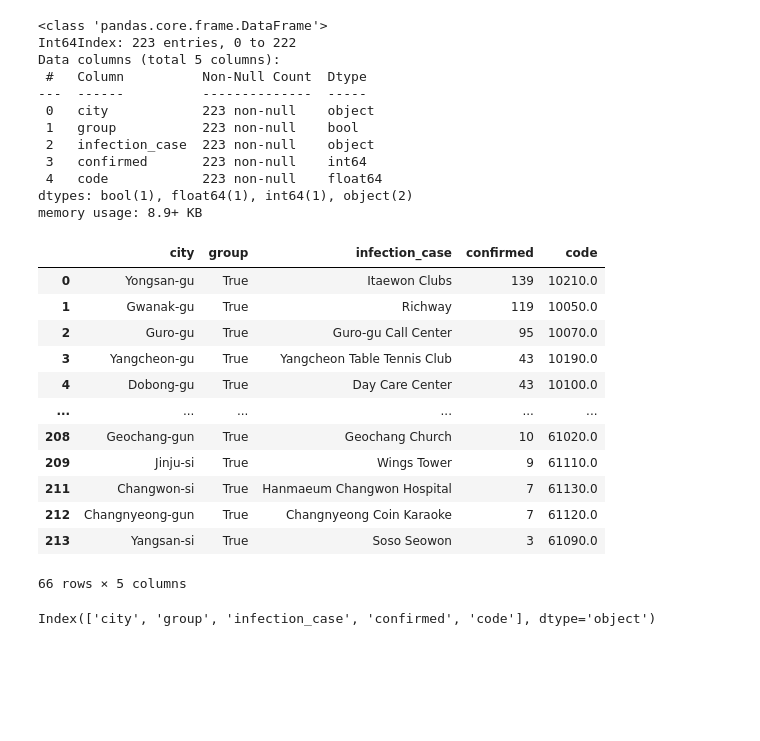
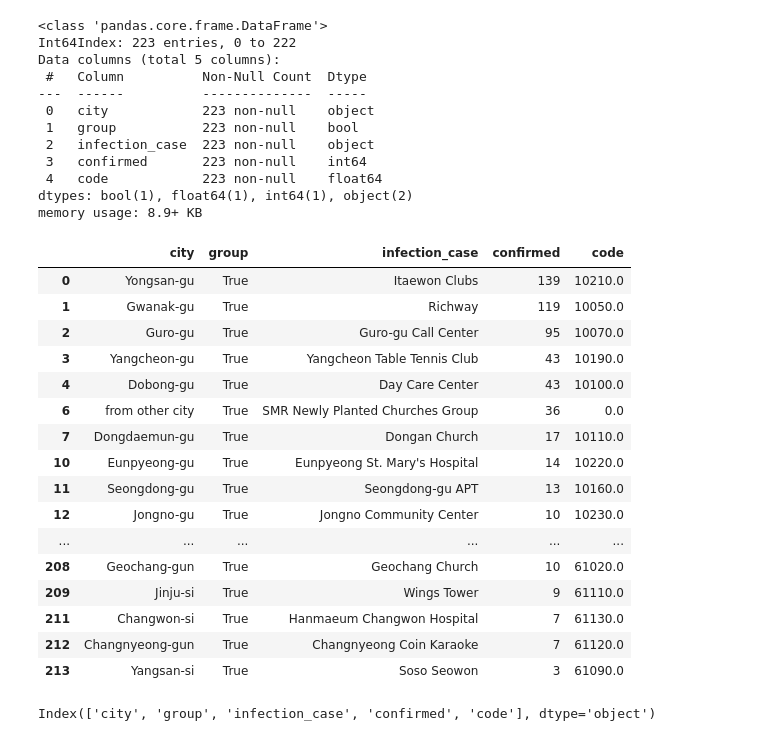
Before and after one commit to DuvanDiaz/COVID-19-in-South-Korea-Analysis, a Jupyter notebook: covid_south_korea-Copy1.ipynb, the cells around one changed output. Saved outputs shown, nothing was run; the diff lists cells and outputs as text; code cells hidden in the pictures; blank space fills up the shorter version.

```diff
--- a/covid_south_korea-Copy1.ipynb
+++ b/covid_south_korea-Copy1.ipynb
@@ -118,23 +120,28 @@ dtypes: bool(1), float64(1), int64(1), object(2)
 memory usage: 8.9+ KB
 # %%
 # Drop duplicates in code column
-CleanDF_bis = CleanDF.drop_duplicates(subset = ["code", "city"])
-Cleancheck = CleanDF_bis.dropna()
+CleanDF_bis = CleanDF.drop_duplicates(subset = ["code"])
+CleanDF_biss = CleanDF_bis.drop_duplicates(subset = ["city"])
+Cleancheck = CleanDF_biss.dropna()
 Cleancheck
 # %% [output]
 |  | city | group | infection_case | confirmed | code |
 | 0 | Yongsan-gu | True | Itaewon Clubs | 139 | 10210.0 |
 | 1 | Gwanak-gu | True | Richway | 119 | 10050.0 |
 | 2 | Guro-gu | True | Guro-gu Call Center | 95 | 10070.0 |
 | 3 | Yangcheon-gu | True | Yangcheon Table Tennis Club | 43 | 10190.0 |
 | 4 | Dobong-gu | True | Day Care Center | 43 | 10100.0 |
+| 6 | from other city | True | SMR Newly Planted Churches Group | 36 | 0.0 |
+| 7 | Dongdaemun-gu | True | Dongan Church | 17 | 10110.0 |
+| 10 | Eunpyeong-gu | True | Eunpyeong St. Mary's Hospital | 14 | 10220.0 |
+| 11 | Seongdong-gu | True | Seongdong-gu APT | 13 | 10160.0 |
+| 12 | Jongno-gu | True | Jongno Community Center | 10 | 10230.0 |
 | ... | ... | ... | ... | ... | ... |
 | 208 | Geochang-gun | True | Geochang Church | 10 | 61020.0 |
 | 209 | Jinju-si | True | Wings Tower | 9 | 61110.0 |
 | 211 | Changwon-si | True | Hanmaeum Changwon Hospital | 7 | 61130.0 |
 | 212 | Changnyeong-gun | True | Changnyeong Coin Karaoke | 7 | 61120.0 |
 | 213 | Yangsan-si | True | Soso Seowon | 3 | 61090.0 |
-66 rows × 5 columns
 # %%
 connection_string = "postgres:postgres@localhost:5432/etl_project"
 engine = create_engine(f'postgresql://{connection_string}')
```
Also changed, not shown: parts of 5 cells of this notebook.
